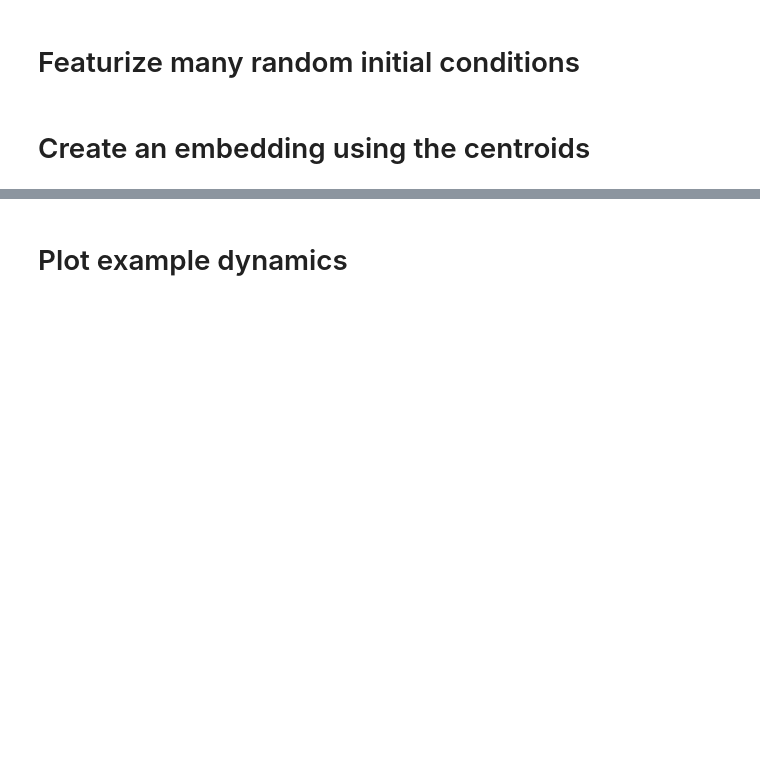
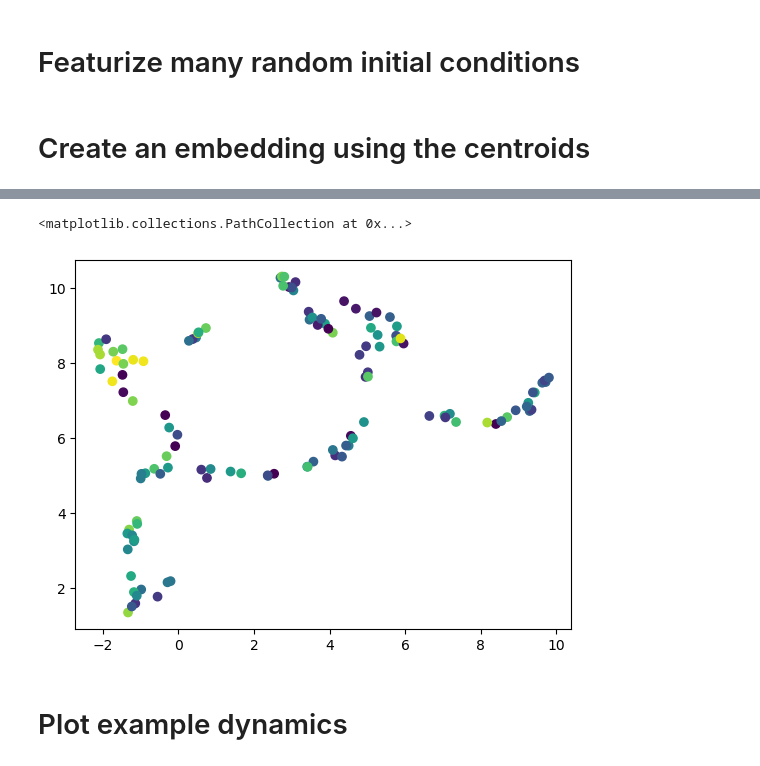
Before and after one commit to williamgilpin/dysts, a Jupyter notebook: benchmarks/figure_descriptive_statistics.ipynb, the cells around one changed output, grey strips where cells are left out. Saved outputs shown, nothing was run; the diff lists cells and outputs as text; code cells hidden in the pictures; blank space fills up the shorter version.

```diff
--- a/benchmarks/figure_descriptive_statistics.ipynb
+++ b/benchmarks/figure_descriptive_statistics.ipynb
@@ -240,3 +234,25 @@ for label, cluster in zip(np.unique(labels_mean), all_name_clusters):
+# %%
+## Color by properties
+import pandas as pd
+
+df = pd.read_csv("~/program_repos/shrec/private_resources/entropy_rates.csv", index_col=0).transpose()
+
+all_vals = list()
+all_inds = list()
+for i, name in enumerate(dataset.names):
+    try:
+       all_vals.append(df[name].values)
+       all_inds.append(i)
+    except KeyError:
+        pass
+
+all_vals = np.array(all_vals).squeeze()
+all_inds = np.array(all_inds).squeeze()
+
+plt.scatter(embedding_mean[all_inds, 0], embedding_mean[all_inds, 1], c=all_vals, cmap="viridis")
+# %% [output]
+<matplotlib.collections.PathCollection at 0x...>
+[figure, added]
 # %% [markdown]
 # Plot example dynamics
 # %%
```
Also changed, not shown: parts of 10 cells of this notebook, 1 other file.
